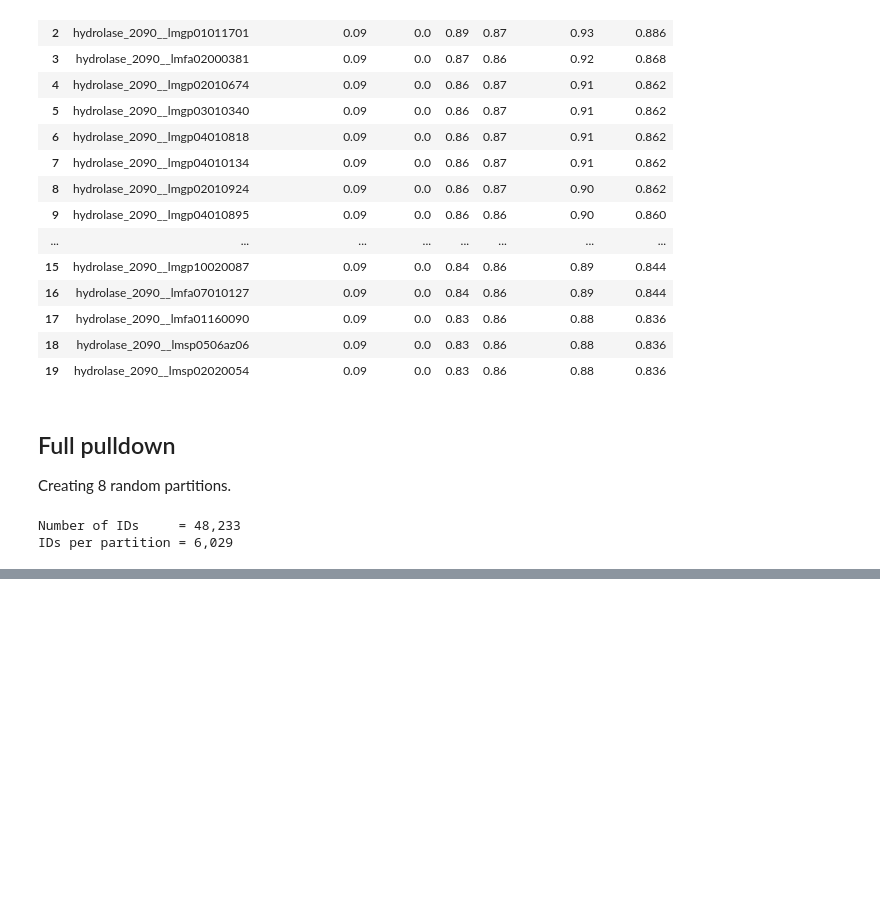
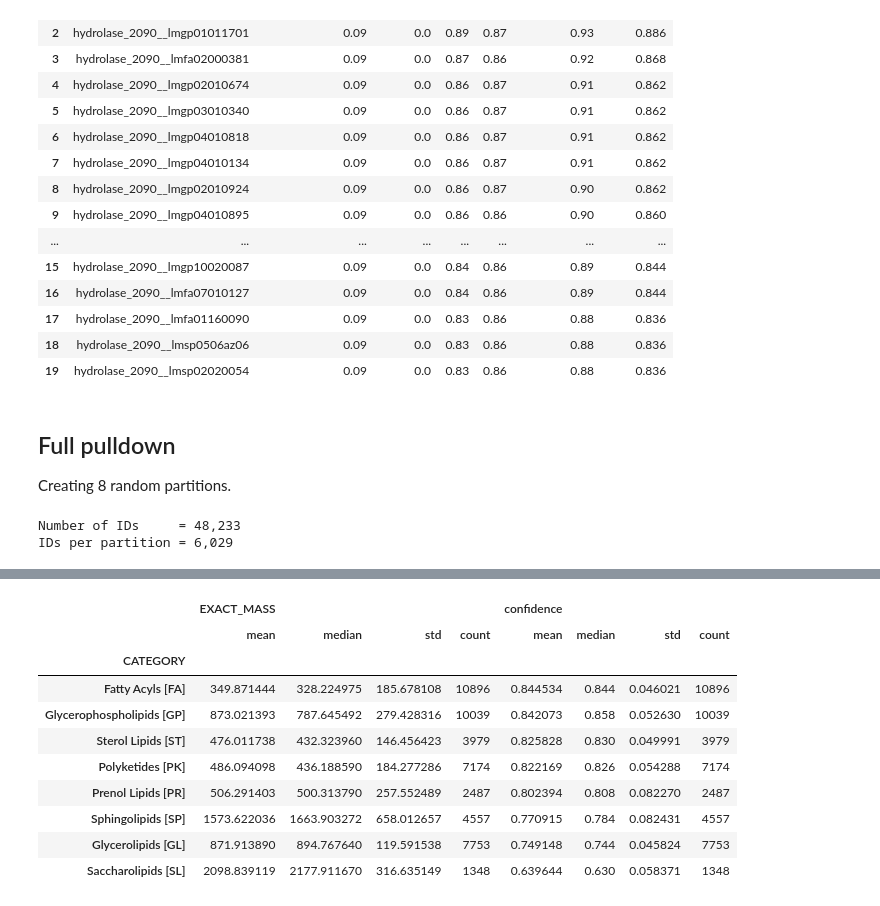
Before and after one commit to Chahrazadt87/AvB, a Jupyter notebook: notebook/lipid_maps.ipynb, the cells around one changed output, grey strips where cells are left out. Drawn from its saved outputs; the diff is of its cells as text; code cells hidden in the pictures; blank space fills up the shorter version.

```diff
--- a/notebook/lipid_maps.ipynb
+++ b/notebook/lipid_maps.ipynb
@@ -284,0 +370,15 @@ IDs per partition = 6,029
+# %%
+g = res_df[['CATEGORY', 'EXACT_MASS', 'confidence']].groupby('CATEGORY').agg(['mean', 'median', 'std', 'count']).sort_values(('confidence', 'mean'), ascending=False)
+g.head(10)
+# %% [output]
+|  | EXACT_MASS |  |  |  | confidence |  |  |  |
+|  | mean | median | std | count | mean | median | std | count |
+| CATEGORY |  |  |  |  |  |  |  |  |
+| Fatty Acyls [FA] | 349.871444 | 328.224975 | 185.678108 | 10896 | 0.844534 | 0.844 | 0.046021 | 10896 |
+| Glycerophospholipids [GP] | 873.021393 | 787.645492 | 279.428316 | 10039 | 0.842073 | 0.858 | 0.052630 | 10039 |
+| Sterol Lipids [ST] | 476.011738 | 432.323960 | 146.456423 | 3979 | 0.825828 | 0.830 | 0.049991 | 3979 |
+| Polyketides [PK] | 486.094098 | 436.188590 | 184.277286 | 7174 | 0.822169 | 0.826 | 0.054288 | 7174 |
+| Prenol Lipids [PR] | 506.291403 | 500.313790 | 257.552489 | 2487 | 0.802394 | 0.808 | 0.082270 | 2487 |
+| Sphingolipids [SP] | 1573.622036 | 1663.903272 | 658.012657 | 4557 | 0.770915 | 0.784 | 0.082431 | 4557 |
+| Glycerolipids [GL] | 871.913890 | 894.767640 | 119.591538 | 7753 | 0.749148 | 0.744 | 0.045824 | 7753 |
+| Saccharolipids [SL] | 2098.839119 | 2177.911670 | 316.635149 | 1348 | 0.639644 | 0.630 | 0.058371 | 1348 |
```
Also changed, not shown: parts of 25 cells of this notebook.
